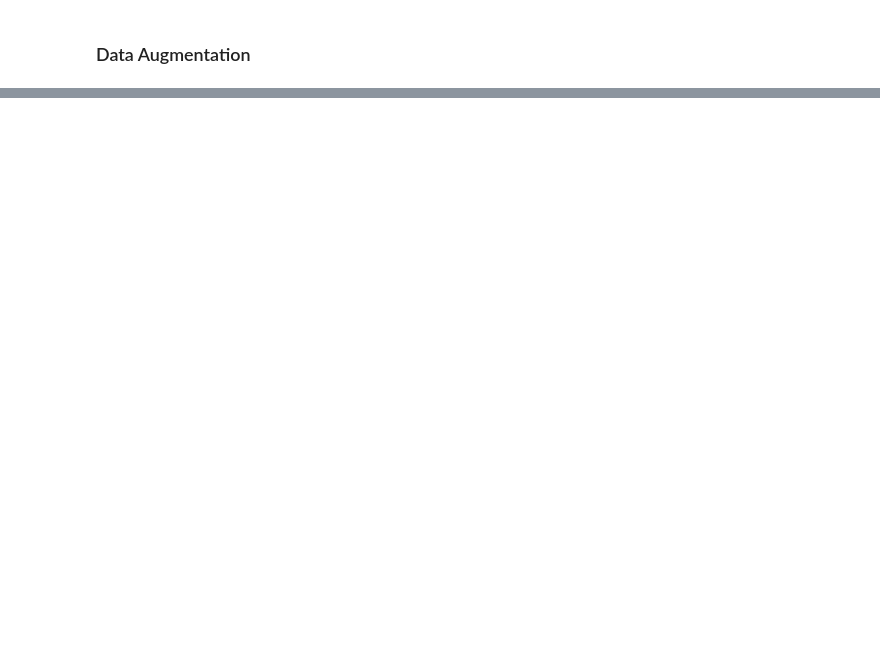
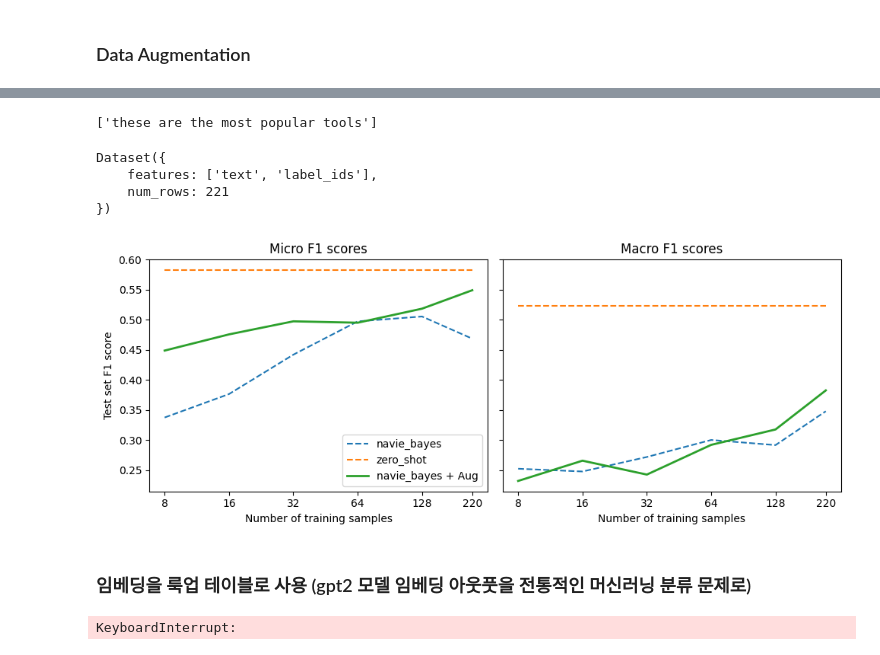
Before and after one commit to tommyjin2894/ai_study_transformer, a Jupyter notebook: 09_lack_of_label.ipynb, the cells around one changed output, grey strips where cells are left out. Cells and saved outputs as stored; diff of their text form; code cells hidden in the pictures; blank space fills up the shorter version.

```diff
--- a/09_lack_of_label.ipynb
+++ b/09_lack_of_label.ipynb
@@ -429,0 +445,57 @@ plot_metrics(micro_scores, macro_scores, train_samples, "zero_shot")
+# %%
+text = "Transformers are the most popular toys"
+aug.augment(text)
+# %% [output]
+['these are the most popular tools']
+# %%
+def augment_text(batch, transformer_per_example=1):
+    text_aug, label_ids = [], []
+    for text, labels in zip(batch["text"], batch["label_ids"]):
+        text_aug += [text]
+        label_ids += [labels]
+    for _ in range(transformer_per_example):
+        text_aug += aug.augment(text)
+        label_ids += [labels]
+    return {"text": text_aug, "label_ids": label_ids}
+
+ds_train_sample = ds_train_inst.map(augment_text, batched=True,
+                                      remove_columns=ds_train_inst.column_names).shuffle(seed=42)
+# %%
+ds_train_sample
+# %% [output]
+Dataset({
+    features: ['text', 'label_ids'],
+    num_rows: 221
+})
+# %%
+from datasets import concatenate_datasets
+# 데이터셋 합치기
+auged_dataset = concatenate_datasets([ds["train"], ds_train_sample]).shuffle()
+# %%
+# 기존 데이터와 aug 데이터 합치기
+for train_slice in train_slices:
+    ds_train_inst = auged_dataset.select(train_slice)
+    y_train = np.array(ds_train_inst["label_ids"])
+    y_test = np.array(ds["test"]["label_ids"])
+
+    # Bag of Words
+    count_vect = CountVectorizer() # 단어의 빈도수를 이용한 벡터화
+
+    X_train_count = count_vect.fit_transform(ds_train_inst["text"]) # using fit_transform
+    X_test_count = count_vect.transform(ds["test"]["text"]) # using just transform
+
+    clf = BinaryRelevance(classifier=MultinomialNB())
+    clf.fit(X_train_count, y_train)
+
+    y_pred = clf.predict(X_test_count)
+    clf_report = classification_report(
+        y_test, y_pred, target_names=mlb.classes_,zero_division=0 , output_dict=True)
+
+    macro_scores["navie_bayes + Aug"].append(clf_report["macro avg"]["f1-score"])
+    micro_scores["navie_bayes + Aug"].append(clf_report["micro avg"]["f1-score"])
+# %%
+plot_metrics(micro_scores, macro_scores, train_samples, "navie_bayes + Aug")
+# %% [output]
+[figure, added]
+# %% [markdown]
+### 임베딩을 룩업 테이블로 사용 (gpt2 모델 임베딩 아웃풋을 전통적인 머신러닝 분류 문제로)
@@ -429,0 +532,6 @@ plot_metrics(micro_scores, macro_scores, train_samples, "zero_shot")
+# %%
+embs_train = ds["train"].map(embed_text, batched=True, batch_size=16)
+embs_valid = ds["valid"].map(embed_text, batched=True, batch_size=16)
+embs_test = ds["test"].map(embed_text, batched=True, batch_size=16)
+# %% [output]
+KeyboardInterrupt:
```
Also changed, not shown: parts of 10 cells of this notebook, 1 other file.
